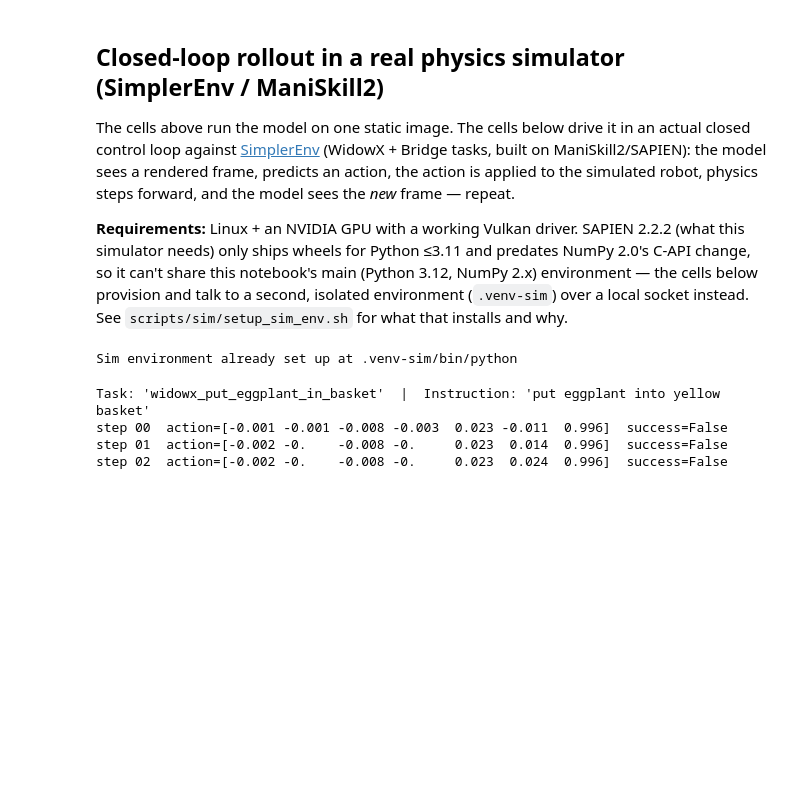
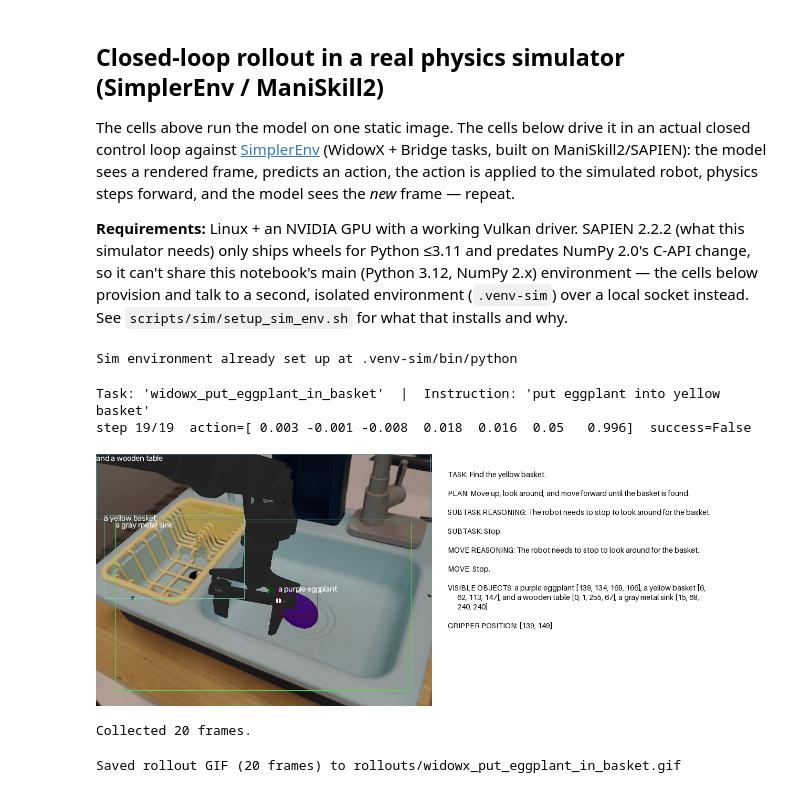
Before and after one commit to MarkCodering/embodied-CoT-v2, a Jupyter notebook: Example.ipynb, the cells around one changed output. Saved outputs shown, nothing was run; the diff lists cells and outputs as text; code cells hidden in the pictures; blank space fills up the shorter version.

```diff
--- a/Example.ipynb
+++ b/Example.ipynb
@@ -319,6 +319,7 @@ Sim environment already set up at .venv-sim/bin/python
 # %%
 import sys
 sys.path.insert(0, ".")
+from IPython.display import display, clear_output
 from scripts.sim.sim_bridge_client import SimplerEnvBridge
 
 # Other options: widowx_spoon_on_towel, widowx_carrot_on_plate, widowx_stack_cube
@@ -357,35 +358,52 @@ def make_reasoning_frame(obs_image, generated_text):
 
     img_arr = np.array(obs_image)
     draw_gripper(img_arr, metadata["gripper"])
     draw_bboxes(img_arr, bboxes)
 
     return Image.fromarray(np.concatenate([img_arr, np.array(base)], axis=1))
 
 
 frames = []
 with SimplerEnvBridge(task=SIM_TASK) as sim:
     obs_image, instruction = sim.reset()
     print(f"Task: {SIM_TASK!r}  |  Instruction: {instruction!r}")
 
     for t in range(MAX_STEPS):
         step_prompt = get_openvla_prompt(instruction)
         step_inputs = processor(step_prompt, obs_image).to(device, dtype=model_dtype)
         step_action, step_generated_ids = vla.predict_action(
             **step_inputs, unnorm_key="bridge_orig", do_sample=False, max_new_tokens=1024
         )
         step_generated_text = processor.batch_decode(step_generated_ids)[0]
 
-        frames.append(make_reasoning_frame(obs_image, step_generated_text))
+        frame = make_reasoning_frame(obs_image, step_generated_text)
+        frames.append(frame)
 
         obs_image, reward, terminated, truncated, success, info = sim.step(step_action)
-        print(f"step {t:02d}  action={np.round(step_action, 3)}  success={success}")
+
+        # Live-render: replace the previous step's output with this one instead
+        # of only showing something once the whole rollout finishes.
+        clear_output(wait=True)
+        print(f"Task: {SIM_TASK!r}  |  Instruction: {instruction!r}")
+        print(f"step {t:02d}/{MAX_STEPS - 1}  action={np.round(step_action, 3)}  success={success}")
+        display(frame)
+
         if terminated or truncated:
             print(f"Episode ended at step {t} (success={success})")
             break
 
 print(f"Collected {len(frames)} frames.")
 # %% [output]
 Task: 'widowx_put_eggplant_in_basket'  |  Instruction: 'put eggplant into yellow basket'
-step 00  action=[-0.001 -0.001 -0.008 -0.003  0.023 -0.011  0.996]  success=False
-step 01  action=[-0.002 -0.    -0.008 -0.     0.023  0.014  0.996]  success=False
-step 02  action=[-0.002 -0.    -0.008 -0.     0.023  0.024  0.996]  success=False
+step 19/19  action=[ 0.003 -0.001 -0.008  0.018  0.016  0.05   0.996]  success=False
+[figure, added]
+Collected 20 frames.
+# %%
+import os
+
+os.makedirs("rollouts", exist_ok=True)
+gif_path = f"rollouts/{SIM_TASK}.gif"
+frames[0].save(gif_path, save_all=True, append_images=frames[1:], duration=200, loop=0)
+print(f"Saved rollout GIF ({len(frames)} frames) to {gif_path}")
+# %% [output]
+Saved rollout GIF (20 frames) to rollouts/widowx_put_eggplant_in_basket.gif
```
Also changed, not shown: parts of 2 cells of this notebook.
